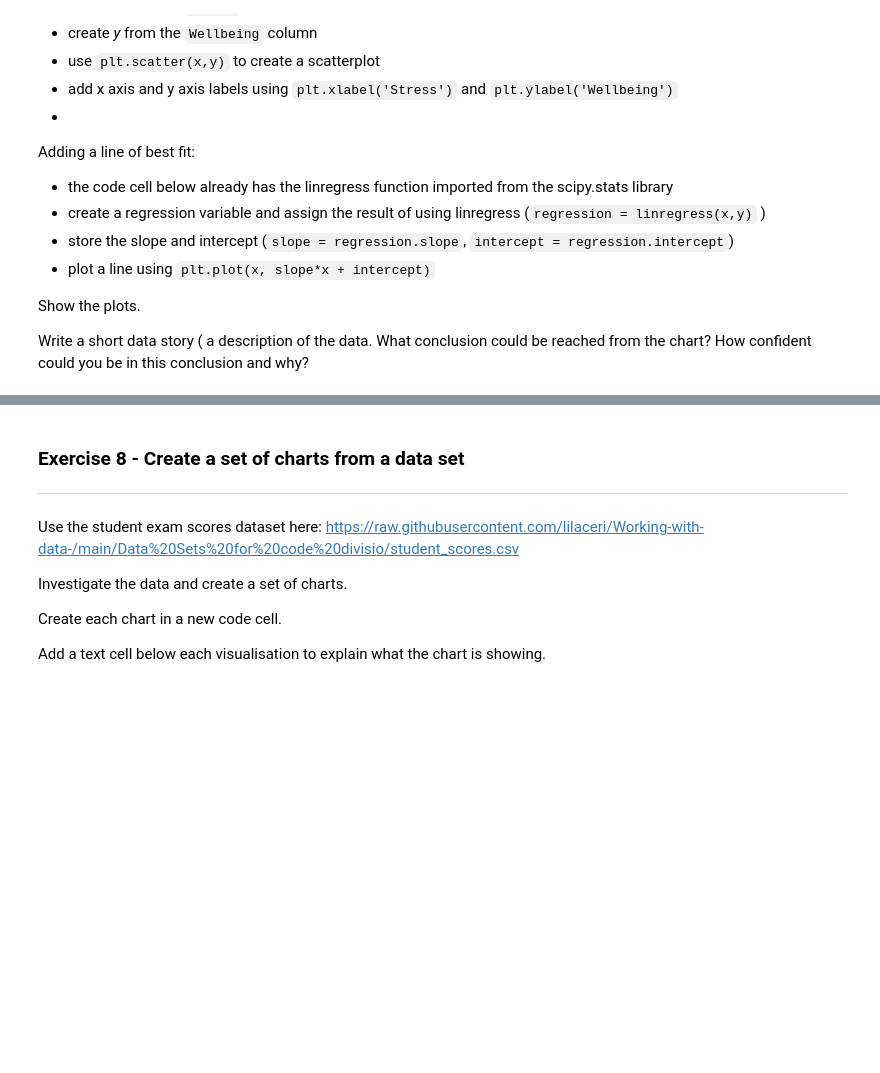
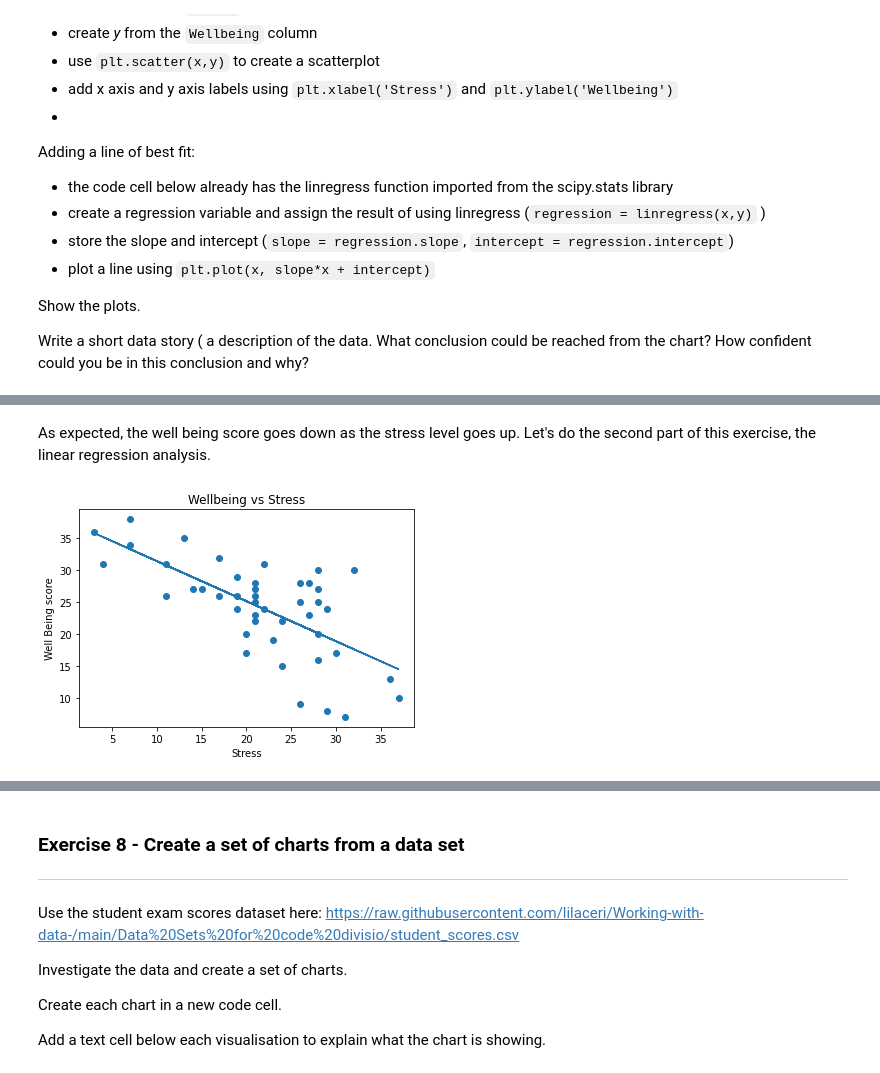
Before and after one commit to JaySanthanam/Programming-for-data, a Jupyter notebook: Worksheets/7_1_Visualisation_with_matplotlib.ipynb, the cells around one changed output, grey strips where cells are left out. Drawn from its saved outputs; the diff is of its cells as text; code cells hidden in the pictures; blank space fills up the shorter version.

```diff
--- a/Worksheets/7_1_Visualisation_with_matplotlib.ipynb
+++ b/Worksheets/7_1_Visualisation_with_matplotlib.ipynb
@@ -289,0 +299,14 @@ from scipy.stats import linregress
+# %% [markdown]
+As expected, the well being score goes down as the stress level goes up. Let's do the second part of this exercise, the linear regression analysis.
+# %%
+regression = linregress(x,y)
+slope = regression.slope
+intercept = regression.intercept
+plt.plot(x, slope*x + intercept)
+plt.scatter(x,y)
+plt.xlabel("Stress")
+plt.ylabel("Well Being score")
+plt.title("Wellbeing vs Stress")
+plt.show()
+# %% [output]
+[figure, added]
```
Also changed, not shown: parts of 5 cells of this notebook.
